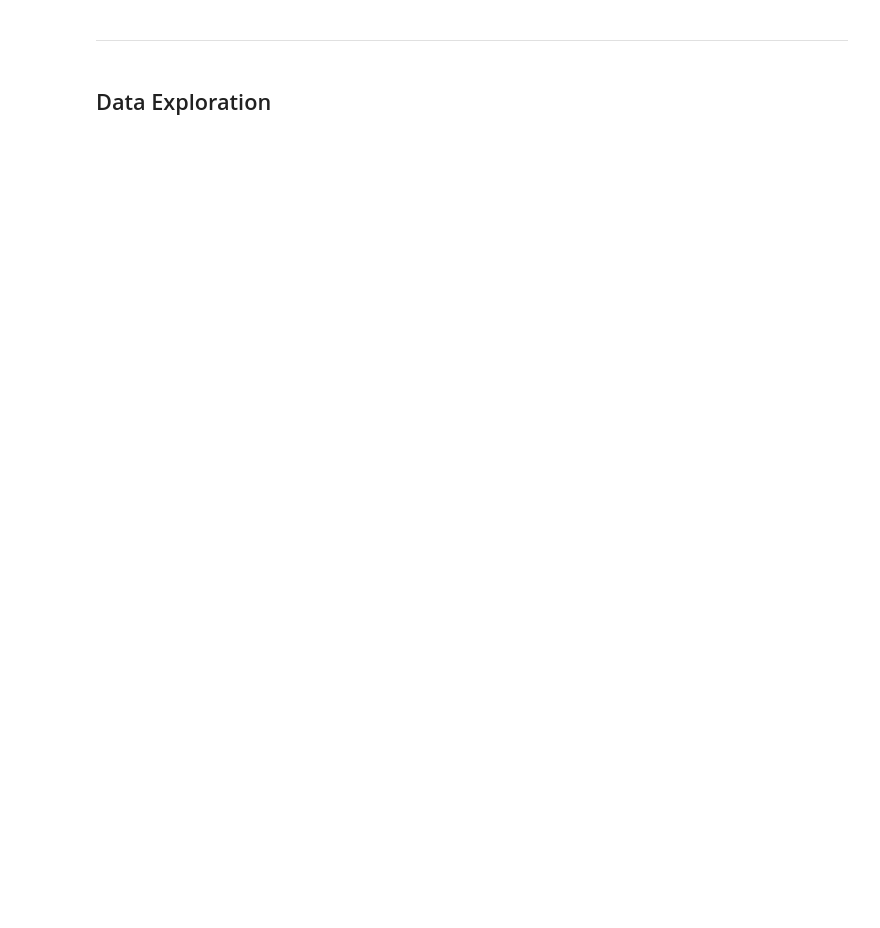
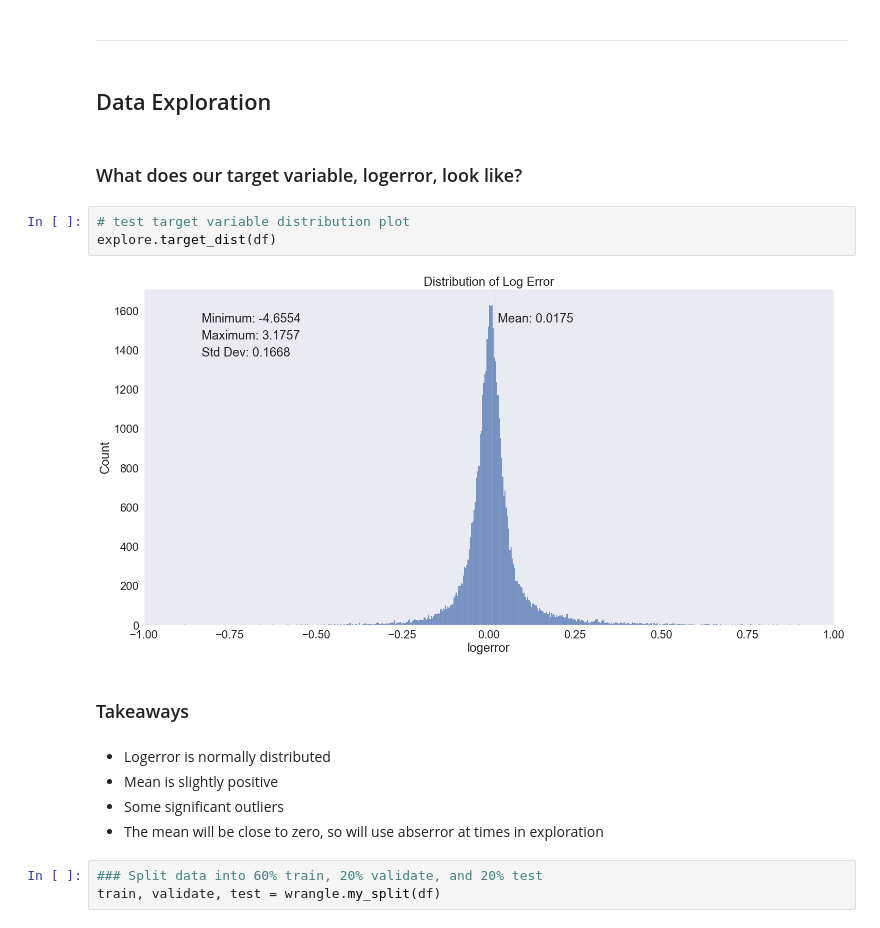
Before and after one commit to Codeup-Joe-Dan/zillow_clustering, a Jupyter notebook: final_notebook.ipynb, the cells around one changed output. Cells and saved outputs as stored; diff of their text form; blank space fills up the shorter version.

Commit message:
explore prior to clustering complete

```diff
--- a/final_notebook.ipynb
+++ b/final_notebook.ipynb
@@ -84,3 +84,20 @@ df.head().T
 <hr style="border:10px solid blue">
 # %% [markdown]
 ## Data Exploration
+# %% [markdown]
+### What does our target variable, logerror, look like?
+# %%
+# test target variable distribution plot
+explore.target_dist(df)
+# %% [output]
+[figure, added]
+# %% [markdown]
+### Takeaways
+# %% [markdown]
+- Logerror is normally distributed
+- Mean is slightly positive
+- Some significant outliers
+- The mean will be close to zero, so will use abserror at times in exploration
+# %%
+### Split data into 60% train, 20% validate, and 20% test
+train, validate, test = wrangle.my_split(df)
```
Also changed, not shown: parts of 10 cells of this notebook, 4 other files.
